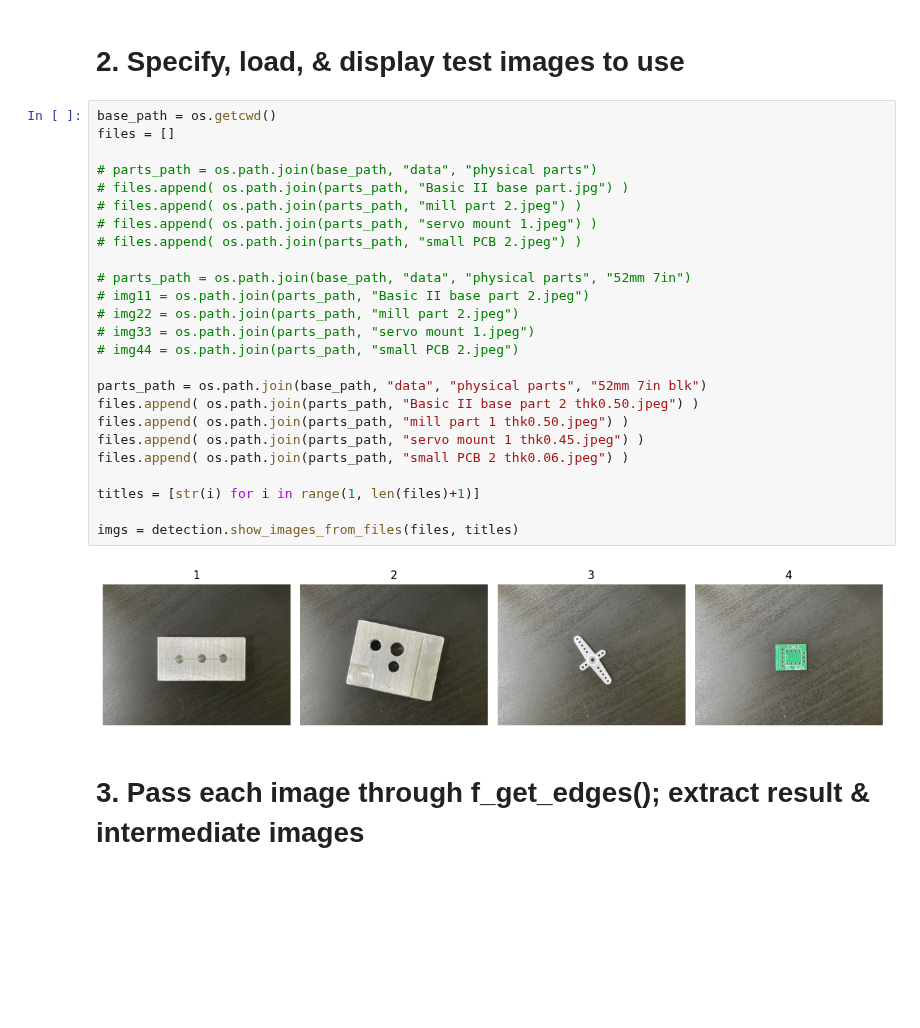
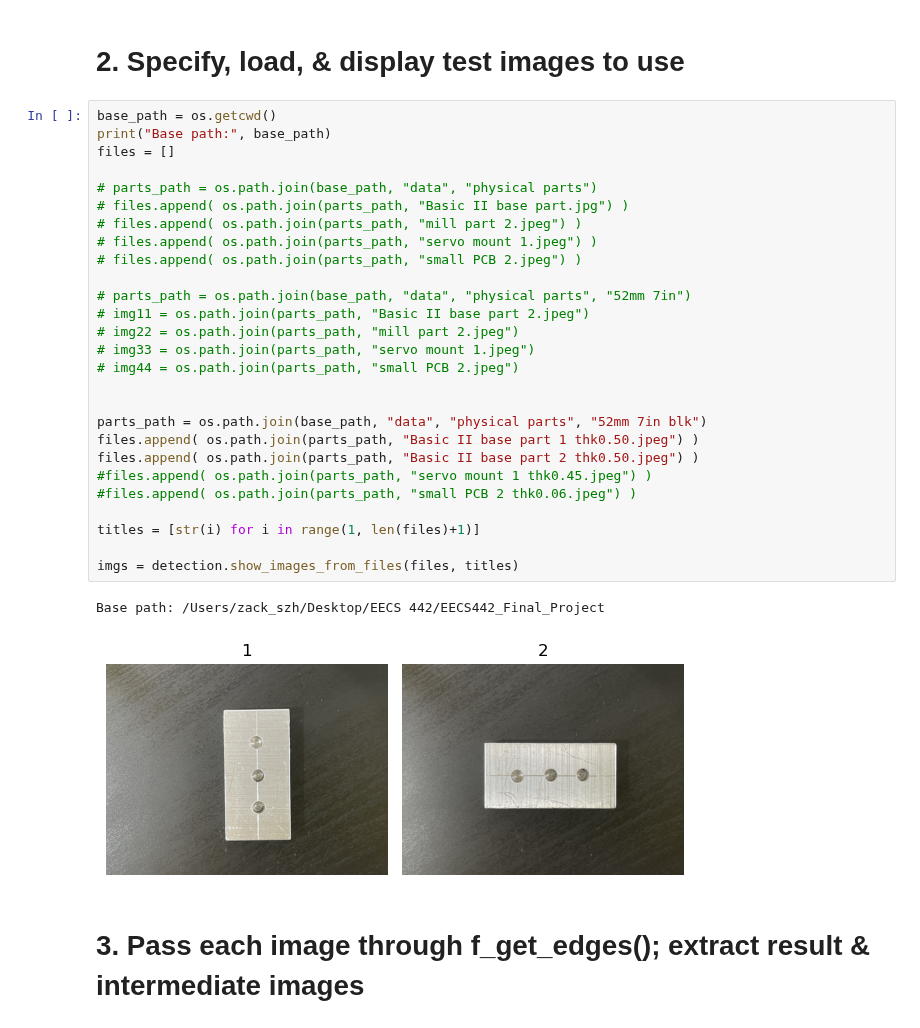
Before and after one commit to Zack-szh/CV-Based-Geometric-Dimensioning-Tolerancing, a Jupyter notebook: testing_pp_generalization.ipynb, the cells around one changed output. Saved outputs shown, nothing was run; the diff lists cells and outputs as text; blank space fills up the shorter version.

```diff
--- a/testing_pp_generalization.ipynb
+++ b/testing_pp_generalization.ipynb
@@ -89,31 +89,34 @@ f_find_circles = find_circles_HT
 # 2. Specify, load, & display test images to use
 # %%
 base_path = os.getcwd()
+print("Base path:", base_path)
 files = []
 
 # parts_path = os.path.join(base_path, "data", "physical parts")
 # files.append( os.path.join(parts_path, "Basic II base part.jpg") )
 # files.append( os.path.join(parts_path, "mill part 2.jpeg") )
 # files.append( os.path.join(parts_path, "servo mount 1.jpeg") )
 # files.append( os.path.join(parts_path, "small PCB 2.jpeg") )
 
 # parts_path = os.path.join(base_path, "data", "physical parts", "52mm 7in")
 # img11 = os.path.join(parts_path, "Basic II base part 2.jpeg")
 # img22 = os.path.join(parts_path, "mill part 2.jpeg")
 # img33 = os.path.join(parts_path, "servo mount 1.jpeg")
 # img44 = os.path.join(parts_path, "small PCB 2.jpeg")
 
+
 parts_path = os.path.join(base_path, "data", "physical parts", "52mm 7in blk")
+files.append( os.path.join(parts_path, "Basic II base part 1 thk0.50.jpeg") )
 files.append( os.path.join(parts_path, "Basic II base part 2 thk0.50.jpeg") )
-files.append( os.path.join(parts_path, "mill part 1 thk0.50.jpeg") )
-files.append( os.path.join(parts_path, "servo mount 1 thk0.45.jpeg") )
-files.append( os.path.join(parts_path, "small PCB 2 thk0.06.jpeg") )
+#files.append( os.path.join(parts_path, "servo mount 1 thk0.45.jpeg") )
+#files.append( os.path.join(parts_path, "small PCB 2 thk0.06.jpeg") )
 
 titles = [str(i) for i in range(1, len(files)+1)]
 
 imgs = detection.show_images_from_files(files, titles)
 # %% [output]
+Base path: /Users/zack_szh/Desktop/EECS 442/EECS442_Final_Project
-[figure, old version]
+[figure, new version]
 # %% [markdown]
 # 3. Pass each image through f_get_edges(); extract result & intermediate images
 # %%
```
Also changed, not shown: parts of 1 cell of this notebook, 1 other file.
